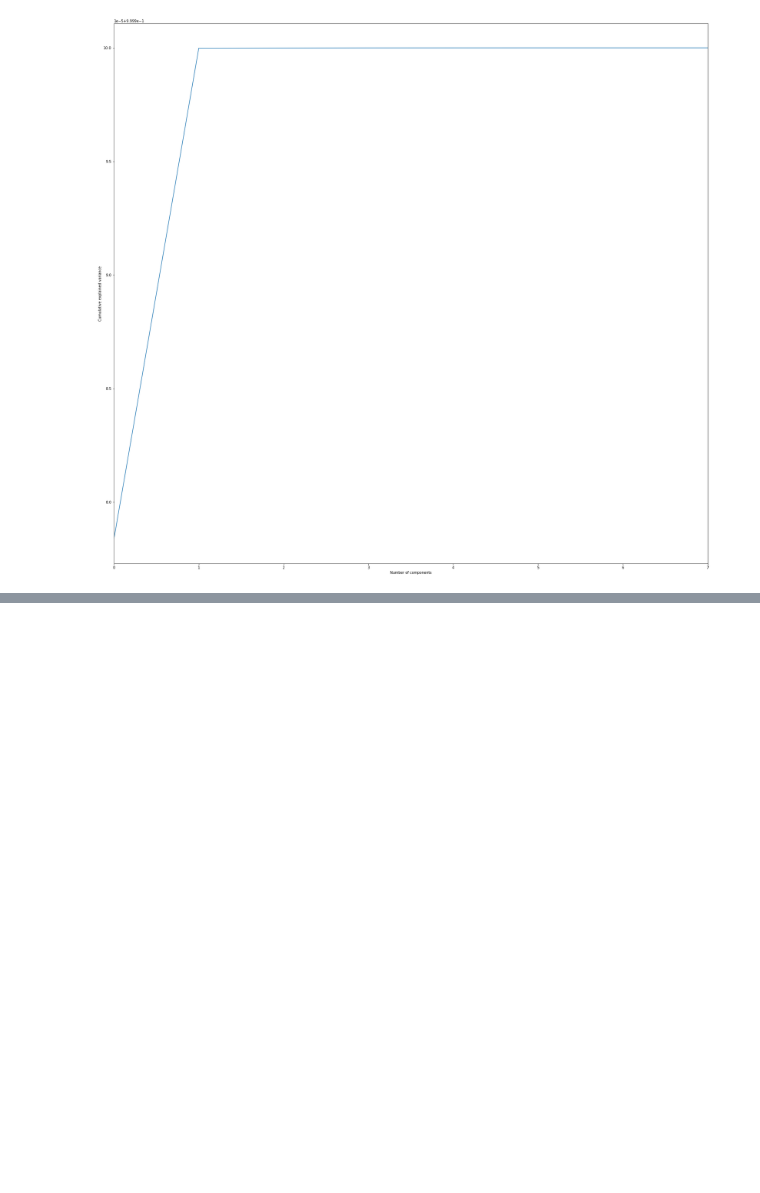
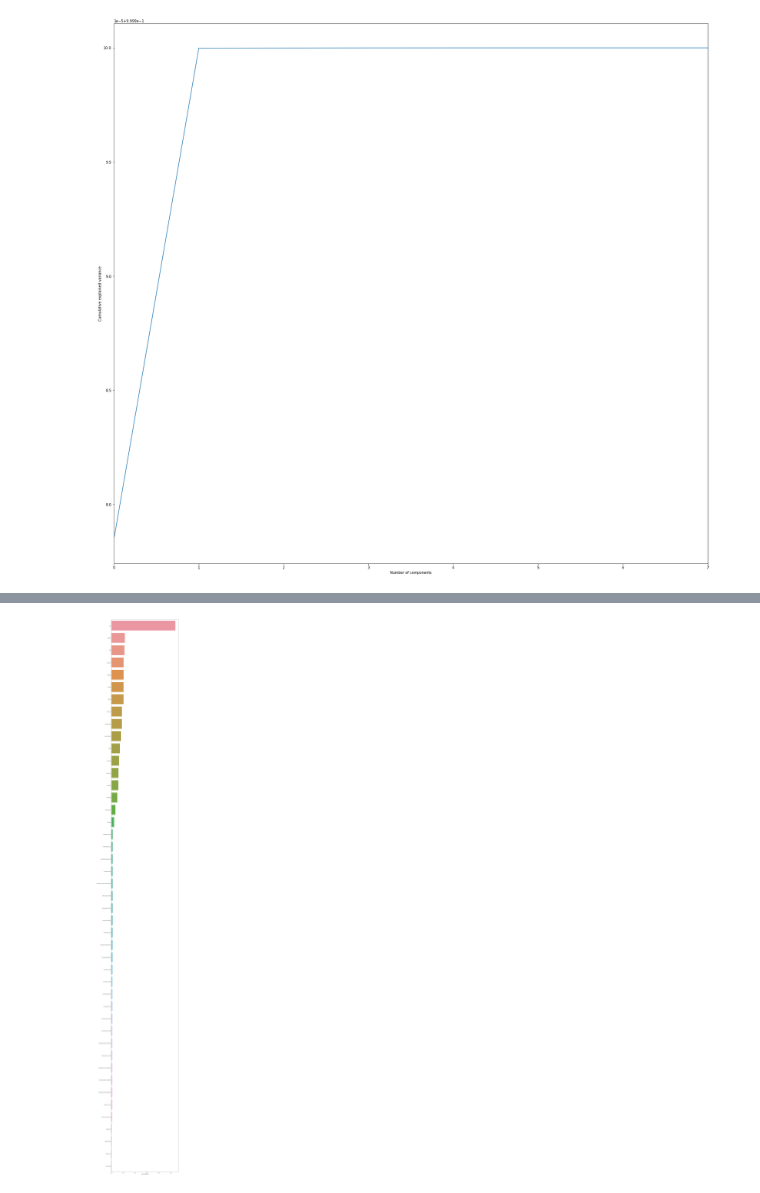
Before and after one commit to shubham2637/COVID-19-predictions, a Jupyter notebook: Covid-19_predictor.ipynb, the cells around one changed output, grey strips where cells are left out. Drawn from its saved outputs; the diff is of its cells as text; code cells hidden in the pictures; blank space fills up the shorter version.

```diff
--- a/Covid-19_predictor.ipynb
+++ b/Covid-19_predictor.ipynb
@@ -280,0 +292,16 @@ plt.show()
+# %%
+rf_regressor = RandomForestRegressor(n_estimators = 1024 ,verbose=1,  random_state = 0)
+rf_regressor.fit(X_train,y_train)
+
+#Predicting the Covid-19 using test set
+y_pred_rf = rf_regressor.predict(X_test)
+
+#Random Forest Regression Accuracy with test set
+print('Random Forest Regression Accuracy: ', (rf_regressor.score(X_test,y_test)*100))
+
+#Predicting the Covid-19 using cross validation (KFold method)
+y_pred_rf = cross_val_predict(rf_regressor, X, y, cv=10 )
+
+#Random Forest Regression Accuracy with cross validation
+accuracy_rf = metrics.r2_score(y, y_pred_rf)
+print('Cross-Predicted(KFold) Random Forest Regression Accuracy: ', accuracy_rf)
@@ -280,0 +337,9 @@ plt.show()
+# %%
+ranking = np.argsort(-rf_regressor.feature_importances_)
+f, ax = plt.subplots(figsize=(15, 100))
+sns.barplot(x=rf_regressor.feature_importances_[ranking], y=X_train.columns.values[ranking], orient='h')
+ax.set_xlabel("feature importance")
+plt.tight_layout()
+plt.show()
+# %% [output]
+[figure, added]
```
Also changed, not shown: parts of 22 cells of this notebook, 1 other file.
